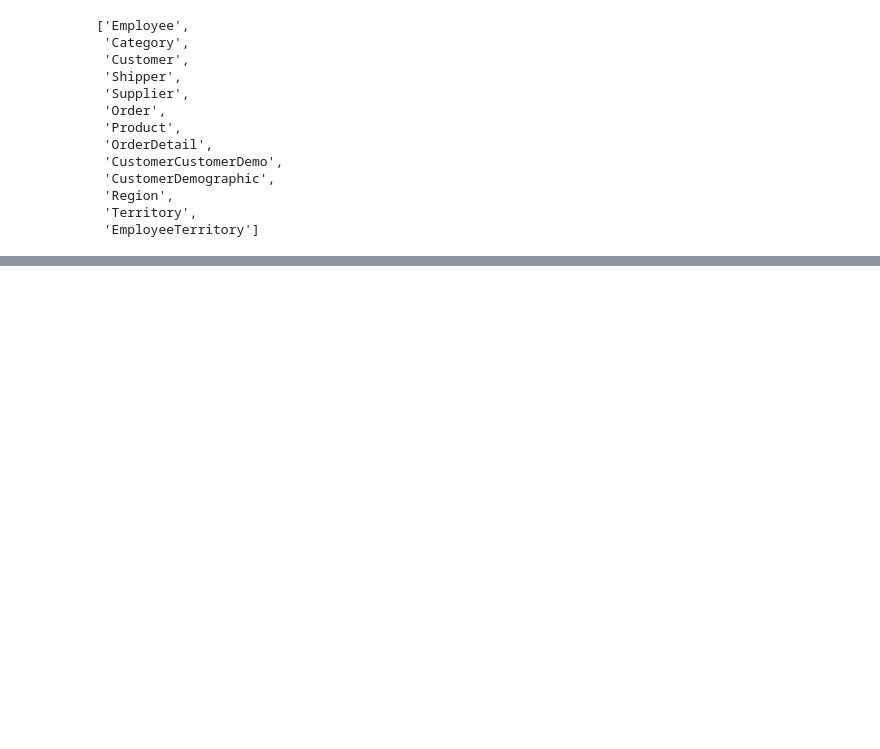
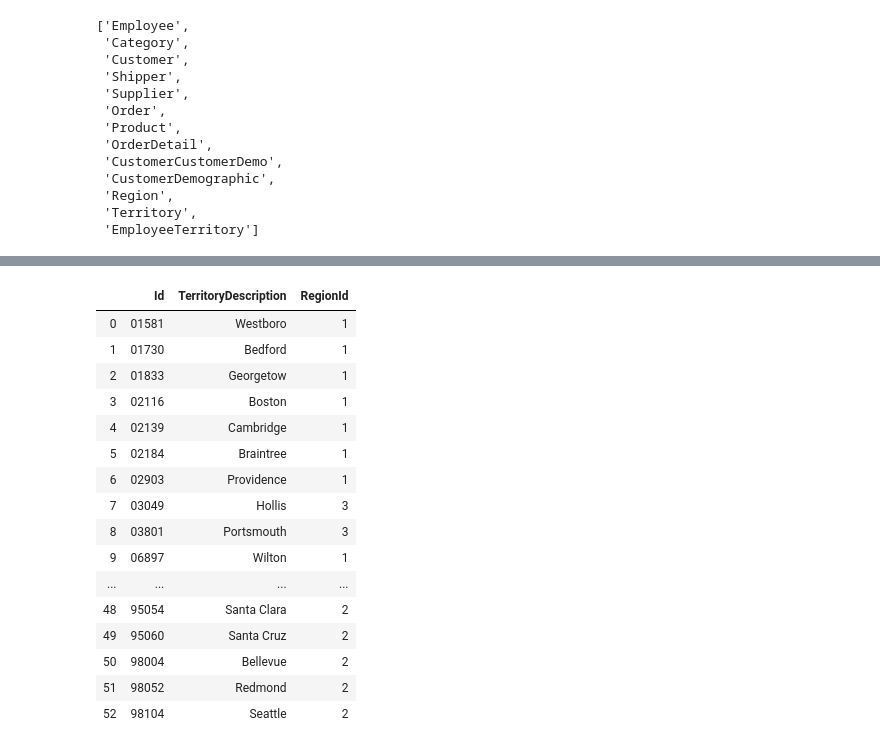
Before and after one commit to JessicaFB/Customer-Product-Orders-AB-Testing, a Jupyter notebook: AB-testing-notebook.ipynb, the cells around one changed output, grey strips where cells are left out. Cells and saved outputs as stored; diff of their text form; code cells hidden in the pictures; blank space fills up the shorter version.

```diff
--- a/AB-testing-notebook.ipynb
+++ b/AB-testing-notebook.ipynb
@@ -89,0 +106,23 @@ query_to_df(query, cursor)
+# %%
+query = '''SELECT *
+           FROM Territory;'''
+
+query_to_df(query, cursor)
+# %% [output]
+|  | Id | TerritoryDescription | RegionId |
+| 0 | 01581 | Westboro | 1 |
+| 1 | 01730 | Bedford | 1 |
+| 2 | 01833 | Georgetow | 1 |
+| 3 | 02116 | Boston | 1 |
+| 4 | 02139 | Cambridge | 1 |
+| 5 | 02184 | Braintree | 1 |
+| 6 | 02903 | Providence | 1 |
+| 7 | 03049 | Hollis | 3 |
+| 8 | 03801 | Portsmouth | 3 |
+| 9 | 06897 | Wilton | 1 |
+| ... | ... | ... | ... |
+| 48 | 95054 | Santa Clara | 2 |
+| 49 | 95060 | Santa Cruz | 2 |
+| 50 | 98004 | Bellevue | 2 |
+| 51 | 98052 | Redmond | 2 |
+| 52 | 98104 | Seattle | 2 |
```
Also changed, not shown: parts of 7 cells of this notebook.
